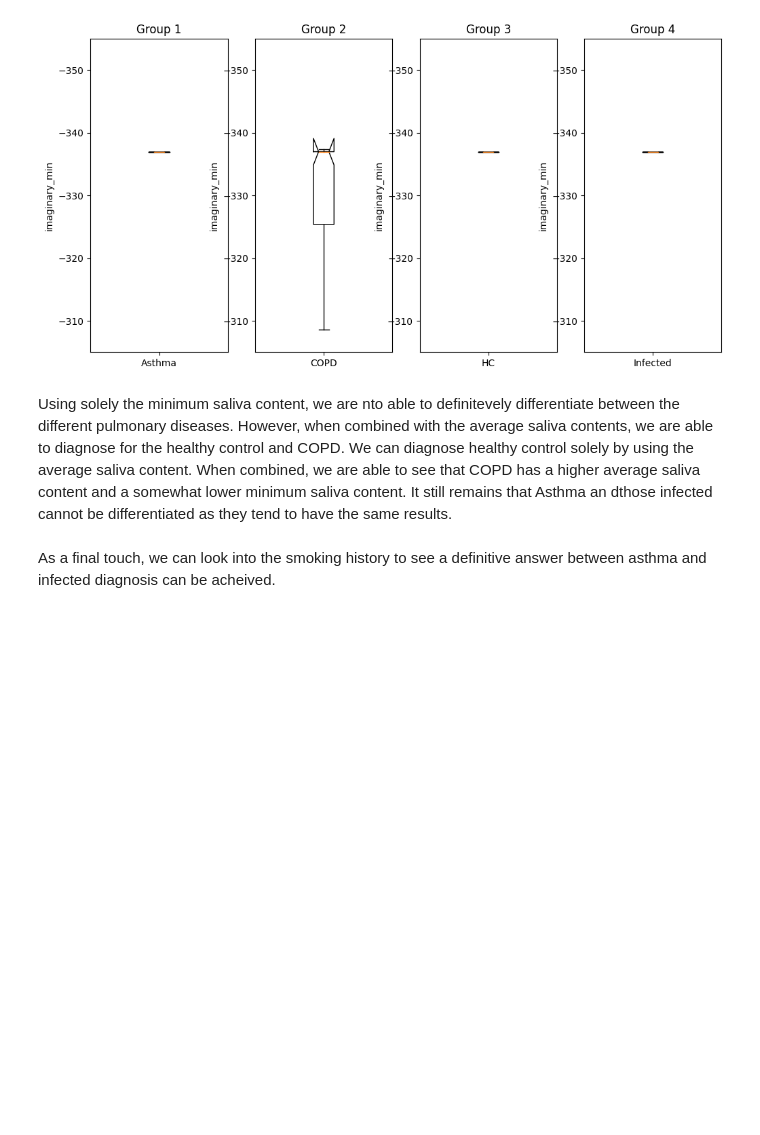
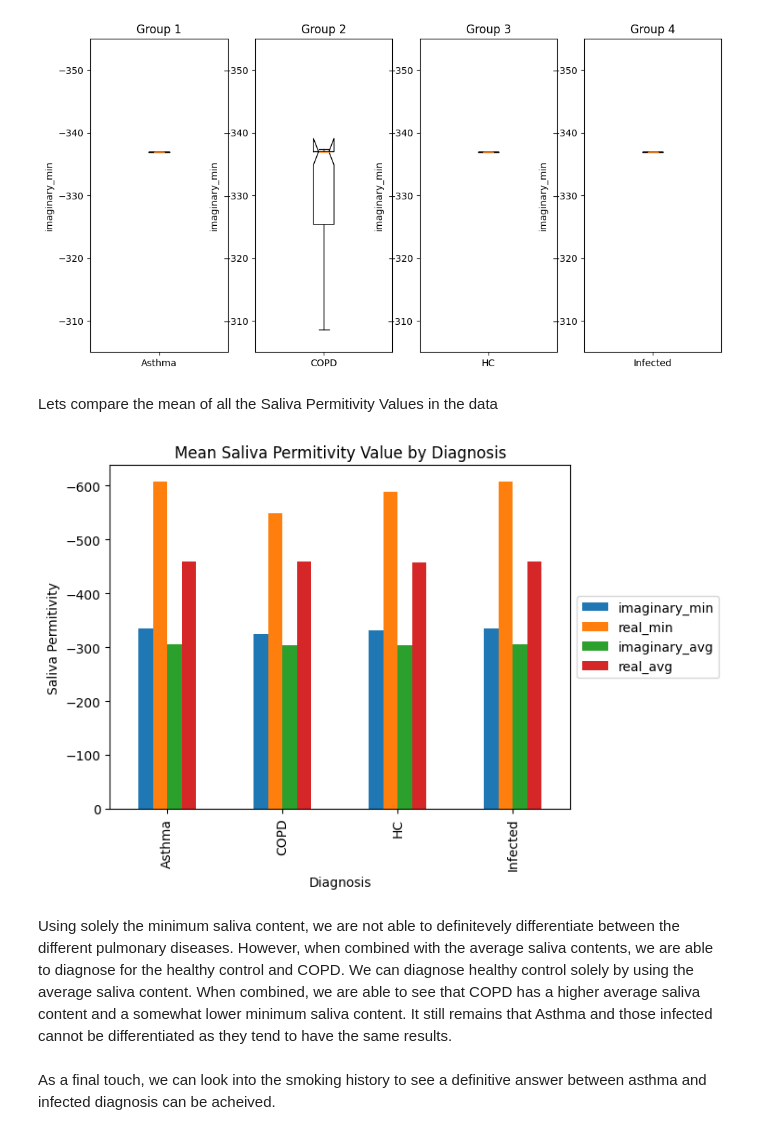
Before and after one commit to AveryGrouette/Group10_Assignment6, a Jupyter notebook: Group_10_Assignment6_GGE6505.ipynb, the cells around one changed output. Cells and saved outputs as stored; diff of their text form; code cells hidden in the pictures; blank space fills up the shorter version.

```diff
--- a/Group_10_Assignment6_GGE6505.ipynb
+++ b/Group_10_Assignment6_GGE6505.ipynb
@@ -160,8 +185,29 @@ for i, (name, group) in enumerate(groups2):
     axs[i].set_ylabel('imaginary_min')
 # %% [output]
 [figure]
+# %% [markdown]
+Lets compare the mean of all the Saliva Permitivity Values in the data
+# %%
+# Create a bar chart of the three columns
+average_data[['imaginary_min','real_min','imaginary_avg','real_avg']].plot(kind='bar')
+
+# invert the y-axis to show the largest values at the top
+plt.gca().invert_yaxis()
+
+# set the x-axis label and the title
+plt.xlabel('Diagnosis')
+plt.ylabel('Saliva Permitivity')
+plt.title('Mean Saliva Permitivity Value by Diagnosis')
+
+# add a legend outside the chart area
+plt.legend(loc='center left', bbox_to_anchor=(1.0, 0.5))
+
+# display the plot
+plt.show()
+# %% [output]
+[figure, added]
 # %% [markdown]
-Using solely the minimum saliva content, we are nto able to definitevely differentiate between the different pulmonary diseases. However, when combined with the average saliva contents, we are able to diagnose for the healthy control and COPD. We can diagnose healthy control solely by using the average saliva content. When combined, we are able to see that COPD has a higher average saliva content and a somewhat lower minimum saliva content. It still remains that Asthma an dthose infected cannot be differentiated as they tend to have the same results.
+Using solely the minimum saliva content, we are not able to definitevely differentiate between the different pulmonary diseases. However, when combined with the average saliva contents, we are able to diagnose for the healthy control and COPD. We can diagnose healthy control solely by using the average saliva content. When combined, we are able to see that COPD has a higher average saliva content and a somewhat lower minimum saliva content. It still remains that Asthma and those infected cannot be differentiated as they tend to have the same results.
 # %% [markdown]
 As a final touch, we can look into the smoking history to see a definitive answer between asthma and infected diagnosis can be acheived.
 # %%
```
Also changed, not shown: parts of 8 cells of this notebook.
